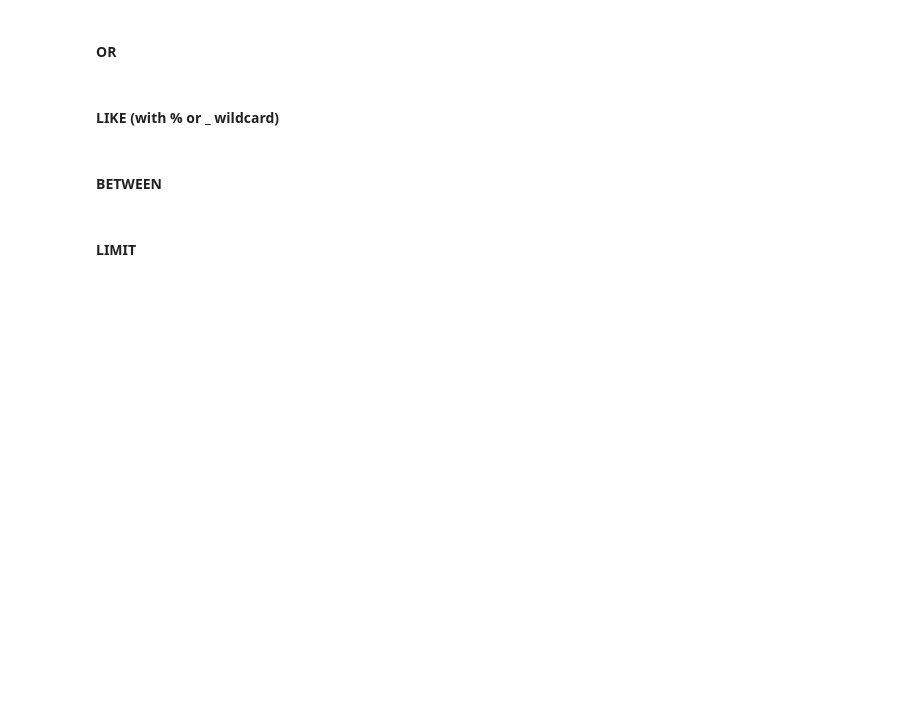
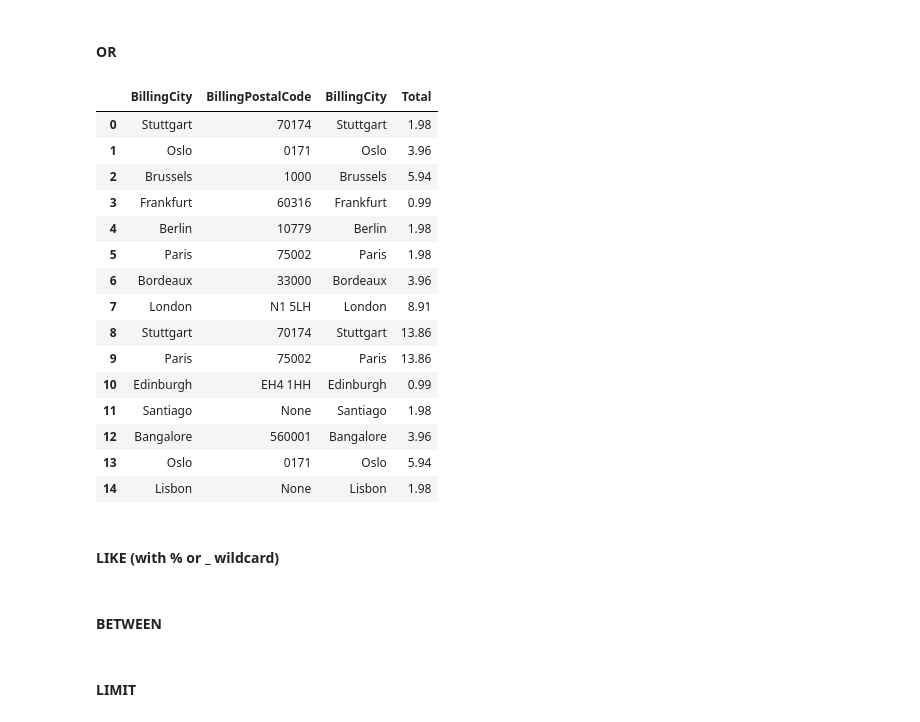
Before and after one commit to cyeef/Data-Science-Portfolio-C21-, a Jupyter notebook: Projects/Project-3/SQL.1-Chinook.project.template.ipynb, the cells around one changed output. Drawn from its saved outputs; the diff is of its cells as text; code cells hidden in the pictures; blank space fills up the shorter version.

```diff
--- a/Projects/Project-3/SQL.1-Chinook.project.template.ipynb
+++ b/Projects/Project-3/SQL.1-Chinook.project.template.ipynb
@@ -246,5 +253,39 @@ df
 # %% [markdown]
 #### OR
+# %%
+query = """
+
+  SELECT BillingCity, BillingPostalCode, BillingCity, TOTAL
+
+  FROM invoices
+
+  WHERE  BillingCity = 'Stuttgart' OR 'Frankfurt'
+   AND BillingPostalCode = '70174'
+    OR BillingState IS NULL
+
+  LIMIT 15;
+
+"""
+with closing(db.connect("chinook.db")) as db_con:
+    df = pd.read_sql_query(query, db_con)
+df
+# %% [output]
+|  | BillingCity | BillingPostalCode | BillingCity | Total |
+| 0 | Stuttgart | 70174 | Stuttgart | 1.98 |
+| 1 | Oslo | 0171 | Oslo | 3.96 |
+| 2 | Brussels | 1000 | Brussels | 5.94 |
+| 3 | Frankfurt | 60316 | Frankfurt | 0.99 |
+| 4 | Berlin | 10779 | Berlin | 1.98 |
+| 5 | Paris | 75002 | Paris | 1.98 |
+| 6 | Bordeaux | 33000 | Bordeaux | 3.96 |
+| 7 | London | N1 5LH | London | 8.91 |
+| 8 | Stuttgart | 70174 | Stuttgart | 13.86 |
+| 9 | Paris | 75002 | Paris | 13.86 |
+| 10 | Edinburgh | EH4 1HH | Edinburgh | 0.99 |
+| 11 | Santiago | None | Santiago | 1.98 |
+| 12 | Bangalore | 560001 | Bangalore | 3.96 |
+| 13 | Oslo | 0171 | Oslo | 5.94 |
+| 14 | Lisbon | None | Lisbon | 1.98 |
 # %% [markdown]
 #### LIKE (with % or _ wildcard)
 # %% [markdown]
```
Also changed, not shown: parts of 2 cells of this notebook.
